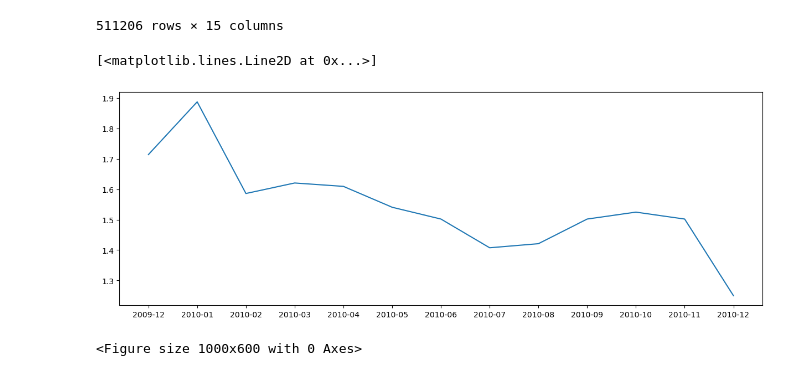
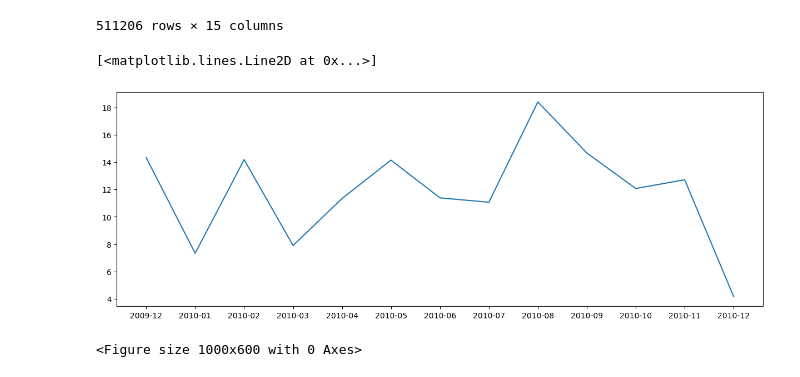
Before and after one commit to wojciechkosiuk/BestHacking-League2k23-mISIe1, a Jupyter notebook: przegladAdam.ipynb, the cells around one changed output. Cells and saved outputs as stored; diff of their text form; code cells hidden in the pictures.

Commit message:
esa prices

```diff
--- a/przegladAdam.ipynb
+++ b/przegladAdam.ipynb
@@ -41,10 +41,10 @@ train, val = train_test_split(train, test_size=0.125)
 # %%
 # plot price by date on x axis for stockcode 20979
 plt.figure(figsize=(15,5))
-plt.plot(train[train['StockCode'] == 20979].groupby('YearMonth')['Price'].mean())
+plt.plot(train[train['StockCode'] == 20979].groupby('YearMonth')['Quantity'].mean())
 # %% [output]
 [<matplotlib.lines.Line2D at 0x...>]
-[figure, old version]
+[figure, new version]
 # %%
 warnings.filterwarnings("ignore")
 continent_counts = dane.groupby('Country')['Continent'].value_counts().reset_index(name='Count')
```
Also changed, not shown: parts of 1 cell of this notebook, 1 other file.
